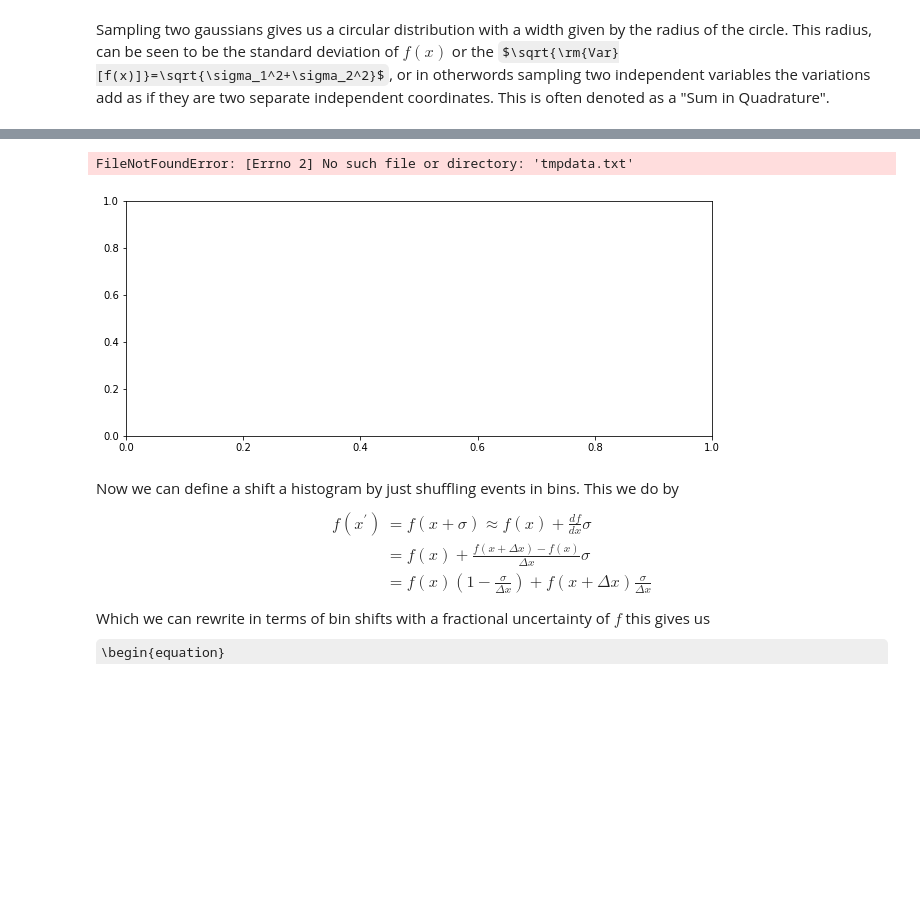
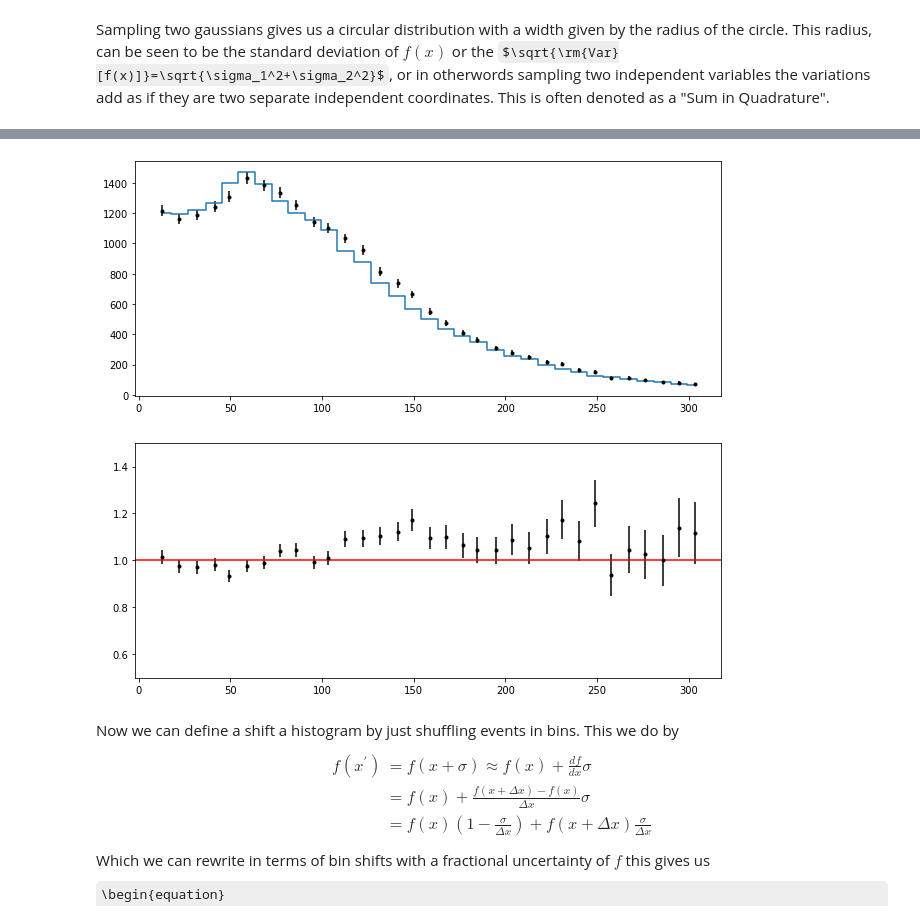
Before and after one commit to violatingcp/MIT_8.S50, a Jupyter notebook: Lecture2/Lecture_02_v1.ipynb, the cells around one changed output, grey strips where cells are left out. Drawn from its saved outputs; the diff is of its cells as text; code cells hidden in the pictures; some formulas as TeX source; blank space fills up the shorter version.

```diff
--- a/Lecture2/Lecture_02_v1.ipynb
+++ b/Lecture2/Lecture_02_v1.ipynb
@@ -681,35 +684,45 @@ that people thought was giving a bump for a new particle.  The way this works is
 
 To see this, lets open a file with this data and try to shift it ourselves.
 # %%
+import csv
 #to do: histogram of dijet mass plot
 def load(iName):
     label=iName
     datax=np.array([])
     datay=np.array([])
     datayerr=np.array([])
     with open(label,'r') as csvfile:
         plots = csv.reader(csvfile, delimiter=',')
         for row in plots:
             datax    = np.append(datax,float(row[0]))
             datay    = np.append(datay,float(row[1]))
             datayerr = np.append(datayerr,np.sqrt(float(row[1])))
     return datax,datay,datayerr
 
+def histratio(iydata,iyderr,iysim):
+    newydata=np.array([])
+    newyderr=np.array([])
+    for i0 in range(len(iysim)):
+        ynew=iydata[i0]/iysim[i0]
+        yner=iyderr[i0]/iysim[i0]
+        newydata=np.append(newydata,ynew)
+        newyderr=np.append(newyderr,yner)
+    return newydata,newyderr
+
 fig = plt.figure(figsize=(10.5, 9.5))
 ax = fig.add_subplot(2,1,1)
 datax,datay,datayerr=load("tmpdata.txt")
 simx,simy,simyerr=load("tmpmc.txt")
 plt.errorbar(datax,datay,yerr=datayerr,marker='.',c='black',linestyle = 'None')
 plt.plot    (datax,simy,drawstyle = 'steps-mid')
 ax = fig.add_subplot(2,1,2)
 yrdata,yrderr=histratio(datay,datayerr,simy)
 ax.errorbar(datax,yrdata,yerr=yrderr,marker='.',c='black',linestyle = 'None')
 ax.axhline(1, c='red')
 ax.set_ylim(0.5,1.5)
 plt.show()
 # %% [output]
-FileNotFoundError: [Errno 2] No such file or directory: 'tmpdata.txt'
-[figure, old version]
+[figure, new version]
 # %% [markdown]
 
 <!--start-block-->
```
Also changed, not shown: parts of 10 cells of this notebook, 3 other files.
